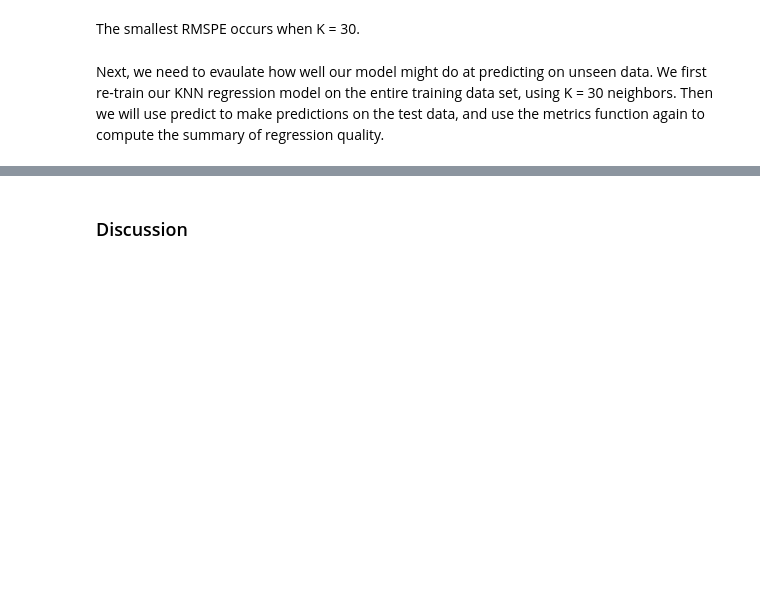
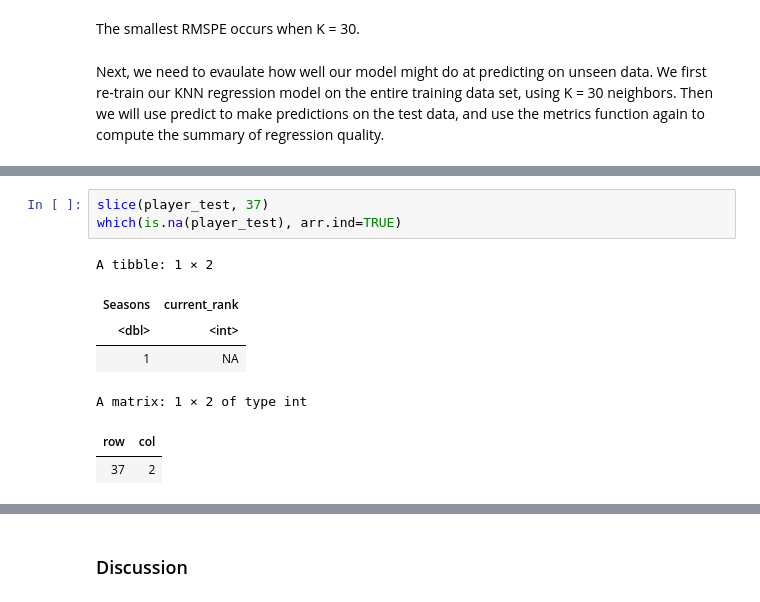
Before and after one commit to jialiu03/group21_project, a Jupyter notebook: Project Report.ipynb, the cells around one changed output, grey strips where cells are left out. Saved outputs shown, nothing was run; the diff lists cells and outputs as text; blank space fills up the shorter version.

```diff
--- a/Project Report.ipynb
+++ b/Project Report.ipynb
@@ -157,3 +180,14 @@ Then we will use predict to make predictions on the test data, and use the metri
+# %%
+slice(player_test, 37)
+which(is.na(player_test), arr.ind=TRUE)
+# %% [output]
+A tibble: 1 × 2
+| Seasons | current_rank |
+| <dbl> | <int> |
+| 1 | NA |
+A matrix: 1 × 2 of type int
+| row | col |
+| 37 | 2 |
 # %%
 player_spec <- nearest_neighbor(weight_func = "rectangular", neighbors = 30) |>
     set_engine("kknn") |>
```
Also changed, not shown: parts of 4 cells of this notebook.
